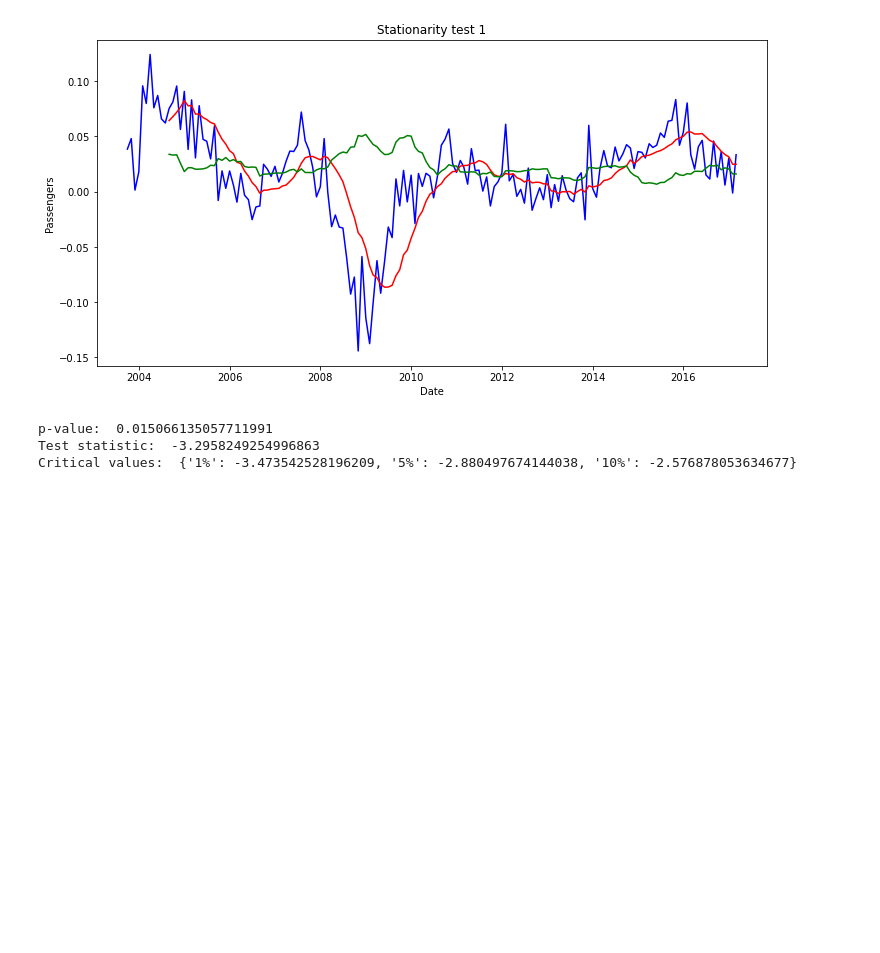
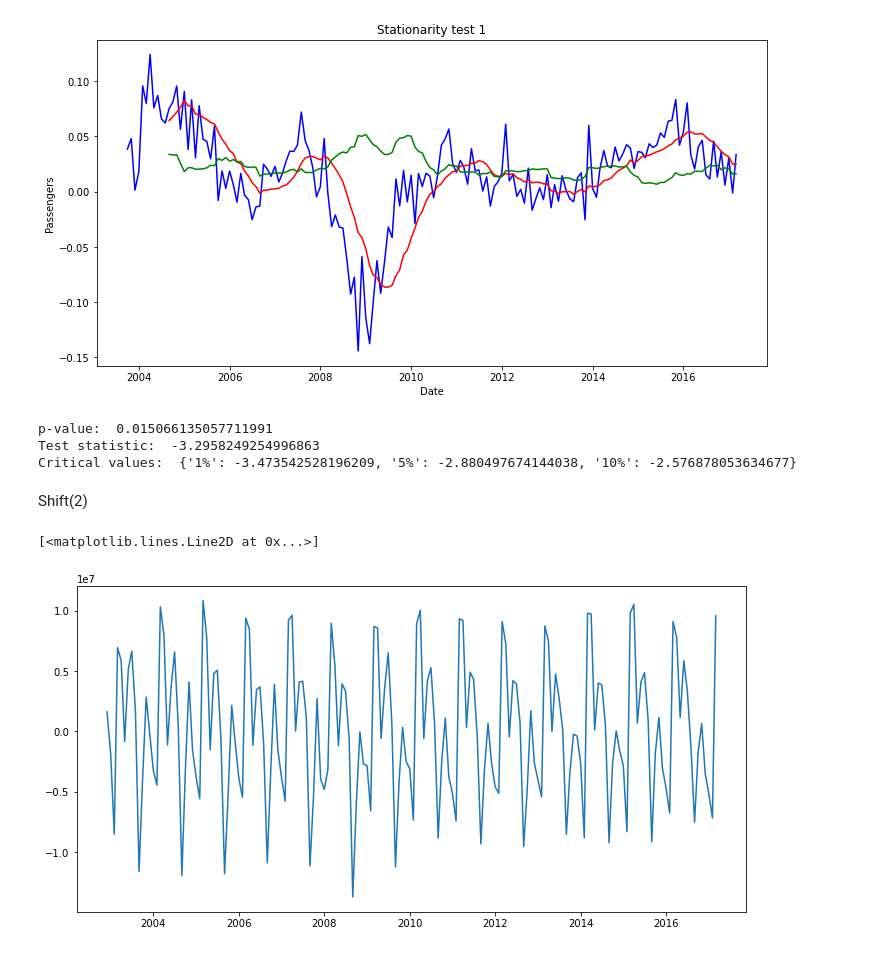
Before and after one commit to karthiksajeev94/Test, a Jupyter notebook: Time Series Forecasting.ipynb, the cells around one changed output. Drawn from its saved outputs; the diff is of its cells as text; code cells hidden in the pictures; blank space fills up the shorter version.

```diff
--- a/Time Series Forecasting.ipynb
+++ b/Time Series Forecasting.ipynb
@@ -450,3 +450,14 @@ print("Critical values: ",adf_log_seas_shift_result[4])
 p-value:  0.015066135057711991
 Test statistic:  -3.2958249254996863
 Critical values:  {'1%': -3.473542528196209, '5%': -2.880497674144038, '10%': -2.576878053634677}
+# %% [markdown]
+Shift(2)
+# %%
+df_dom_shift2=df_dom-df_dom.shift(2)
+# %%
+df_dom_shift2.dropna(inplace=True)
+plt.figure(figsize=(12,6))
+plt.plot(df_dom_shift2)
+# %% [output]
+[<matplotlib.lines.Line2D at 0x...>]
+[figure, added]
```
Also changed, not shown: parts of 80 cells of this notebook.
